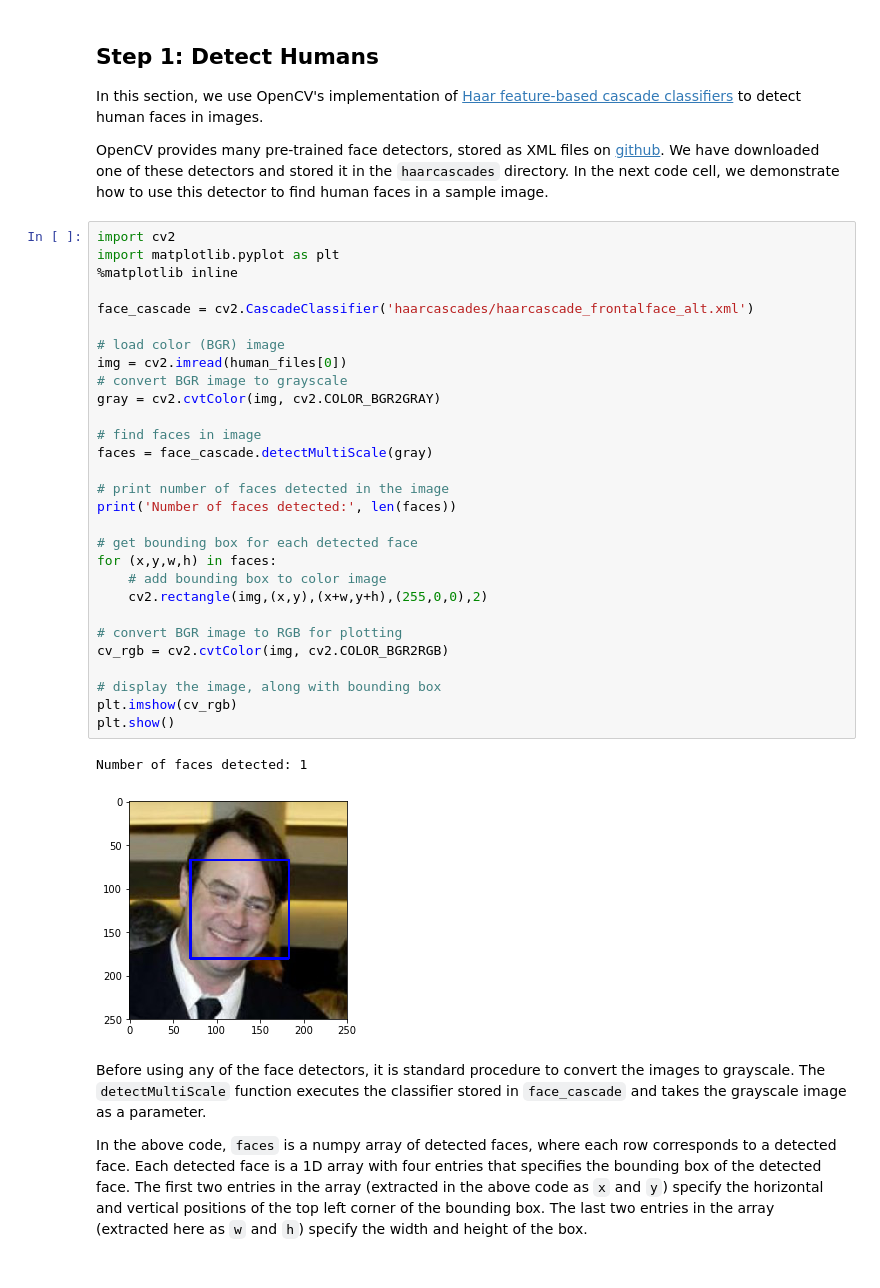
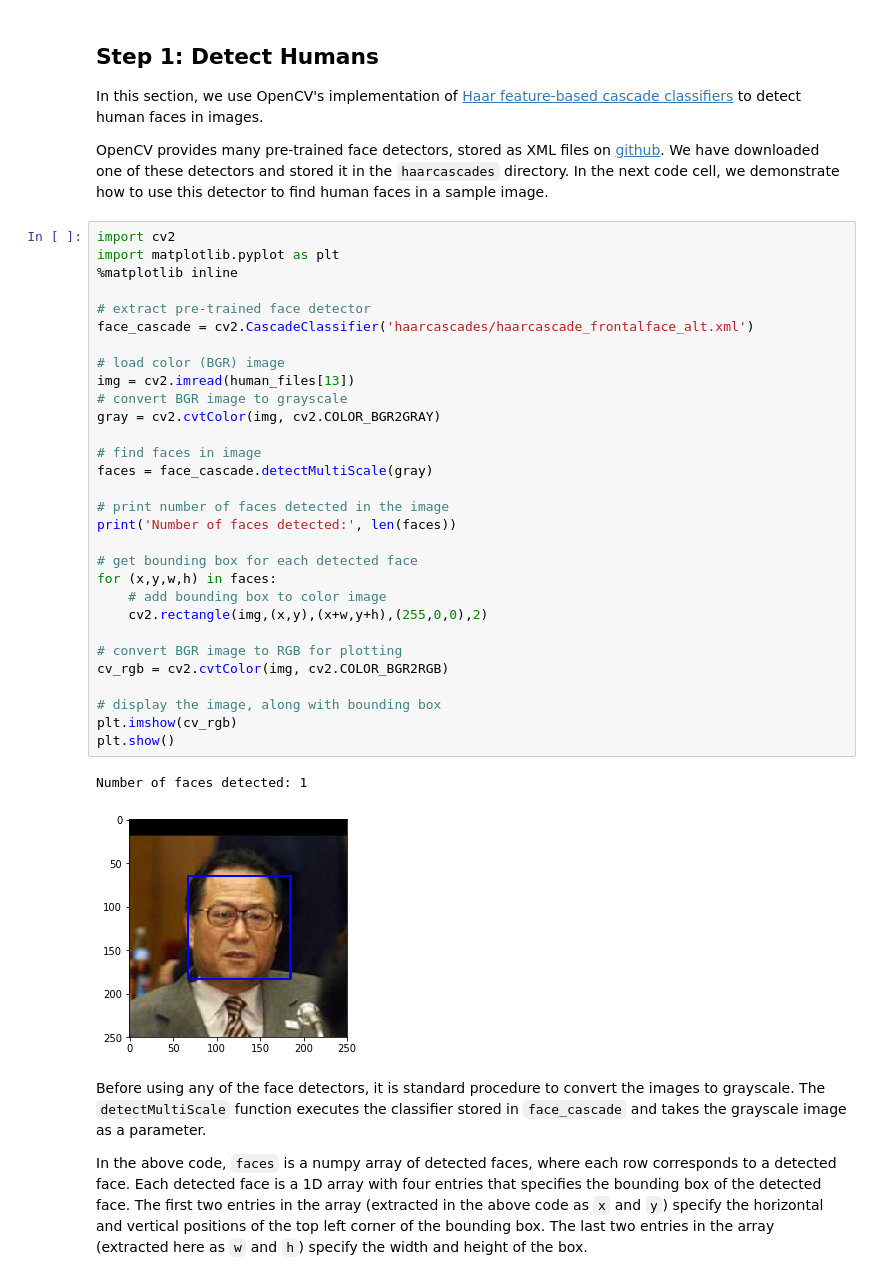
Before and after one commit to Randheerrrk/Machine-Learning-Engineer-Capstone-Project-, a Jupyter notebook: dog_app.ipynb, the cells around one changed output. Cells and saved outputs as stored; diff of their text form.

```diff
--- a/dog_app.ipynb
+++ b/dog_app.ipynb
@@ -77,35 +131,36 @@ OpenCV provides many pre-trained face detectors, stored as XML files on [github]
 # %%
 import cv2
 import matplotlib.pyplot as plt
 %matplotlib inline
 
+# extract pre-trained face detector
 face_cascade = cv2.CascadeClassifier('haarcascades/haarcascade_frontalface_alt.xml')
 
 # load color (BGR) image
-img = cv2.imread(human_files[0])
+img = cv2.imread(human_files[13])
 # convert BGR image to grayscale
 gray = cv2.cvtColor(img, cv2.COLOR_BGR2GRAY)
 
 # find faces in image
 faces = face_cascade.detectMultiScale(gray)
 
 # print number of faces detected in the image
 print('Number of faces detected:', len(faces))
 
 # get bounding box for each detected face
 for (x,y,w,h) in faces:
     # add bounding box to color image
     cv2.rectangle(img,(x,y),(x+w,y+h),(255,0,0),2)
 
 # convert BGR image to RGB for plotting
 cv_rgb = cv2.cvtColor(img, cv2.COLOR_BGR2RGB)
 
 # display the image, along with bounding box
 plt.imshow(cv_rgb)
 plt.show()
 # %% [output]
 Number of faces detected: 1
-[figure, old version]
+[figure, new version]
 # %% [markdown]
 Before using any of the face detectors, it is standard procedure to convert the images to grayscale.  The `detectMultiScale` function executes the classifier stored in `face_cascade` and takes the grayscale image as a parameter.
 
```
Also changed, not shown: parts of 10 cells of this notebook, 2 other files.
